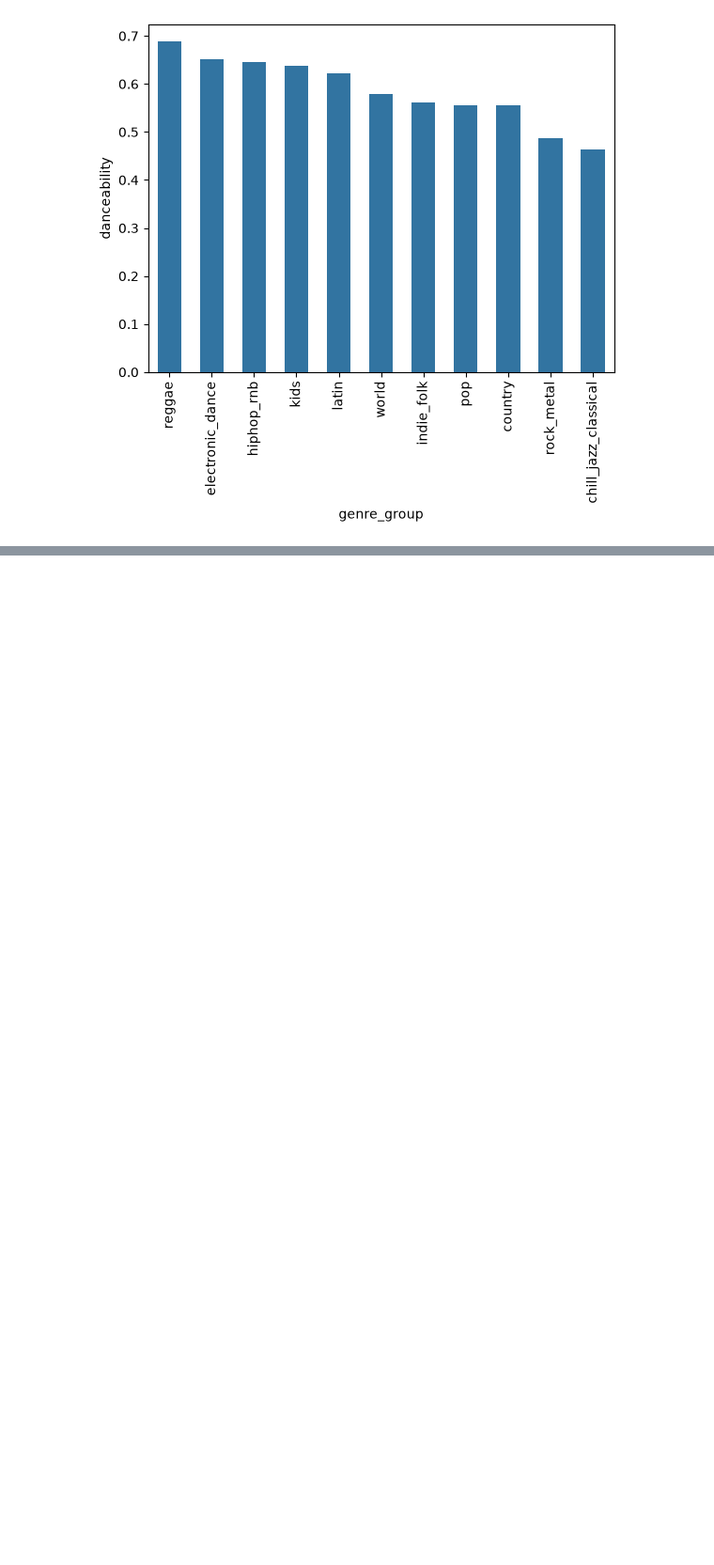
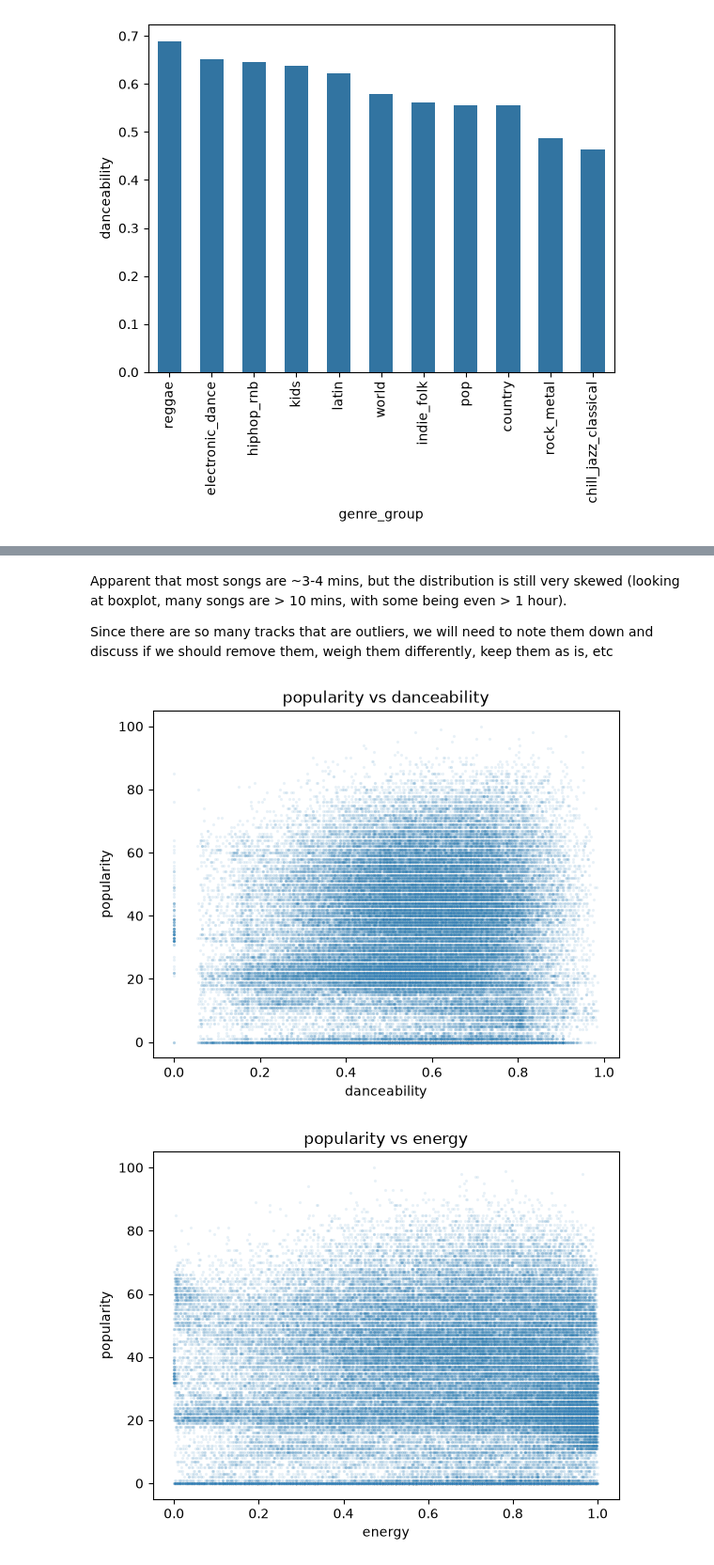
Before and after one commit to surabhibage/cs-171-final-project, a Jupyter notebook: project_checkpoint/eda.ipynb, the cells around one changed output, grey strips where cells are left out. Shown at 94% size. Saved outputs shown, nothing was run; the diff lists cells and outputs as text; code cells hidden in the pictures; blank space fills up the shorter version.

```diff
--- a/project_checkpoint/eda.ipynb
+++ b/project_checkpoint/eda.ipynb
@@ -190,0 +216,14 @@ plt.show()
+# %% [markdown]
+Apparent that most songs are ~3-4 mins, but the distribution is still very skewed (looking at boxplot, many songs are > 10 mins, with
+some being even > 1 hour).
+
+Since there are so many tracks that are outliers, we will need to note them down and discuss if we should remove them,
+weigh them differently, keep them as is, etc
+# %%
+for col in ['danceability', 'energy', 'loudness', 'duration_min']:
+    sns.scatterplot(data=df, x=col, y='popularity', alpha=0.1, s=5)
+    plt.title(f'popularity vs {col}')
+    plt.show()
+# %% [output]
+[figure, added]
+[figure, added]
```
Also changed, not shown: parts of 18 cells of this notebook.
